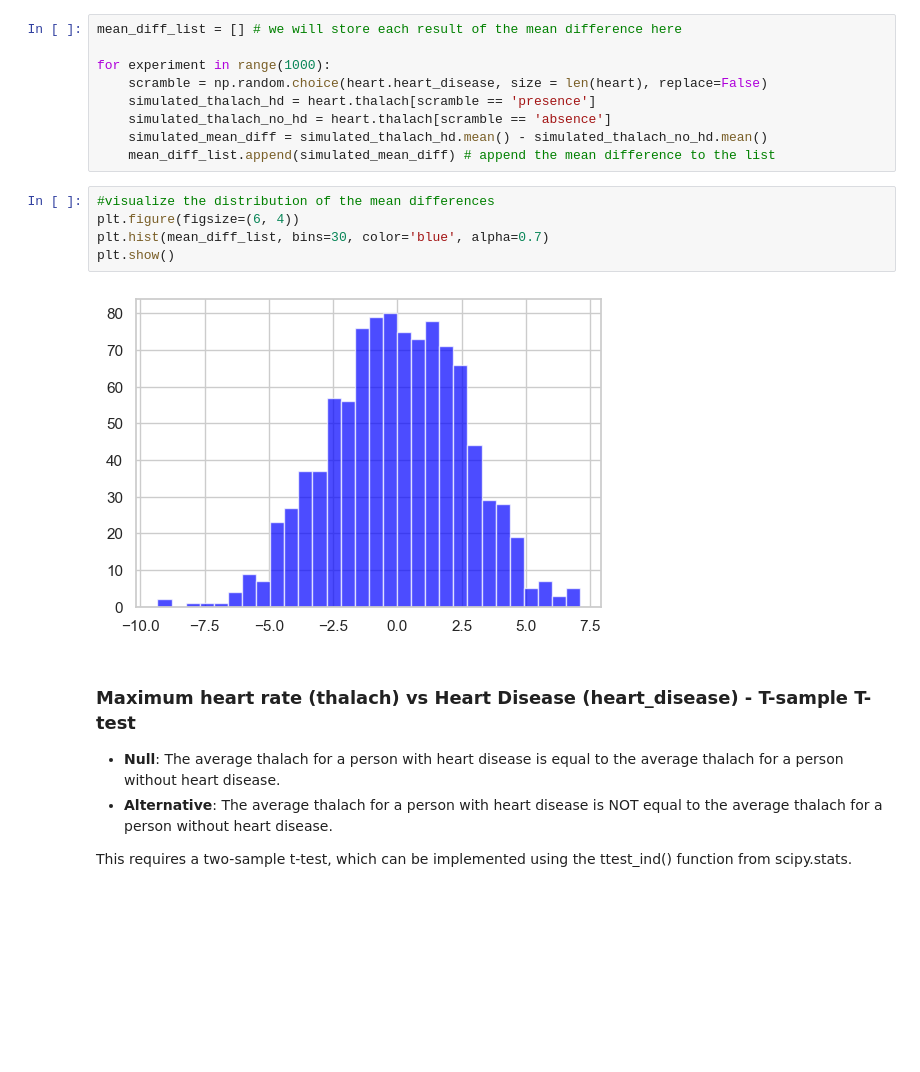
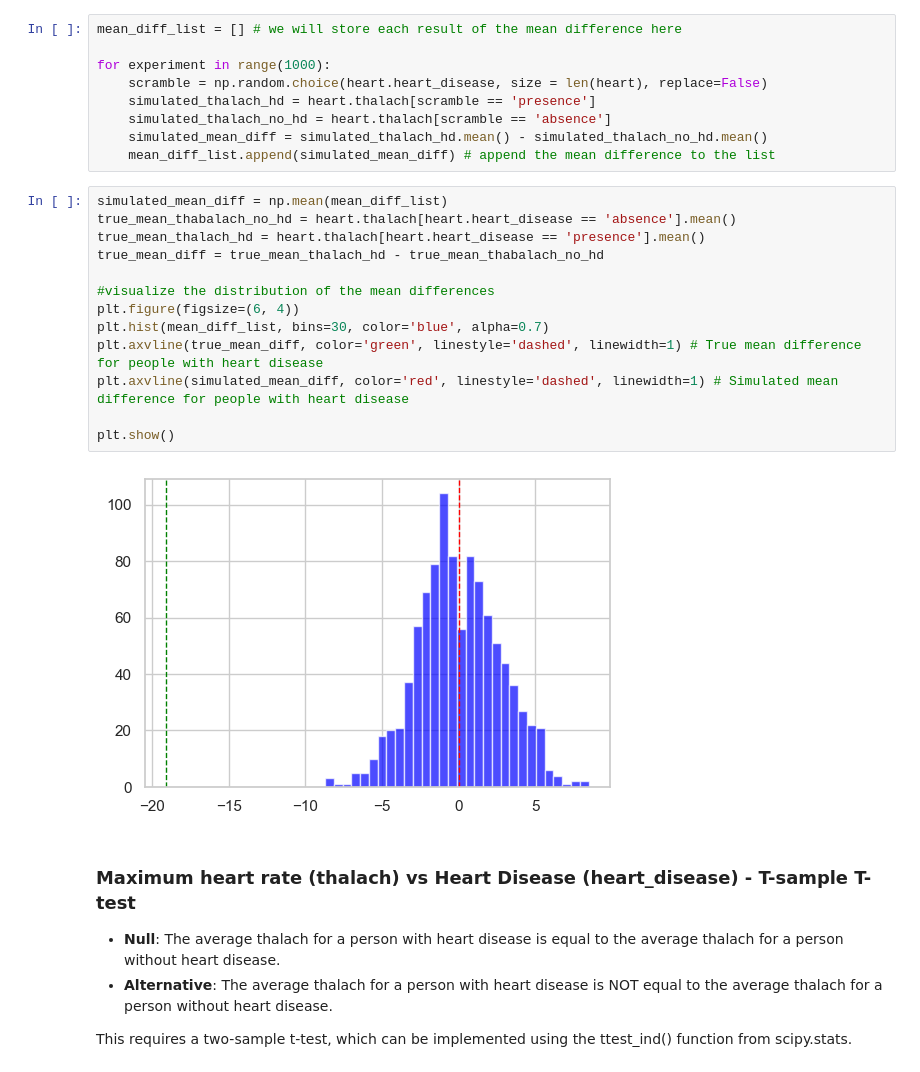
Before and after one commit to Kristian0703/Heart_Disease_Hypothesis_Testing, a Jupyter notebook: Heart_Disease_HypothesisTesting.ipynb, the cells around one changed output. Cells and saved outputs as stored; diff of their text form; blank space fills up the shorter version.

Commit message:
Simulated experiment in mean difference

```diff
--- a/Heart_Disease_HypothesisTesting.ipynb
+++ b/Heart_Disease_HypothesisTesting.ipynb
@@ -70,12 +70,20 @@ for experiment in range(1000):
     simulated_mean_diff = simulated_thalach_hd.mean() - simulated_thalach_no_hd.mean()
     mean_diff_list.append(simulated_mean_diff) # append the mean difference to the list
 # %%
+simulated_mean_diff = np.mean(mean_diff_list)
+true_mean_thabalach_no_hd = heart.thalach[heart.heart_disease == 'absence'].mean()
+true_mean_thalach_hd = heart.thalach[heart.heart_disease == 'presence'].mean()
+true_mean_diff = true_mean_thalach_hd - true_mean_thabalach_no_hd
+
 #visualize the distribution of the mean differences
 plt.figure(figsize=(6, 4))
 plt.hist(mean_diff_list, bins=30, color='blue', alpha=0.7)
+plt.axvline(true_mean_diff, color='green', linestyle='dashed', linewidth=1) # True mean difference for people with heart disease
+plt.axvline(simulated_mean_diff, color='red', linestyle='dashed', linewidth=1) # Simulated mean difference for people with heart disease
+
 plt.show()
 # %% [output]
-[figure, old version]
+[figure, new version]
 # %% [markdown]
 ### Maximum heart rate (thalach) vs Heart Disease (heart_disease) - T-sample T-test
 
```
Also changed, not shown: parts of 1 cell of this notebook.
